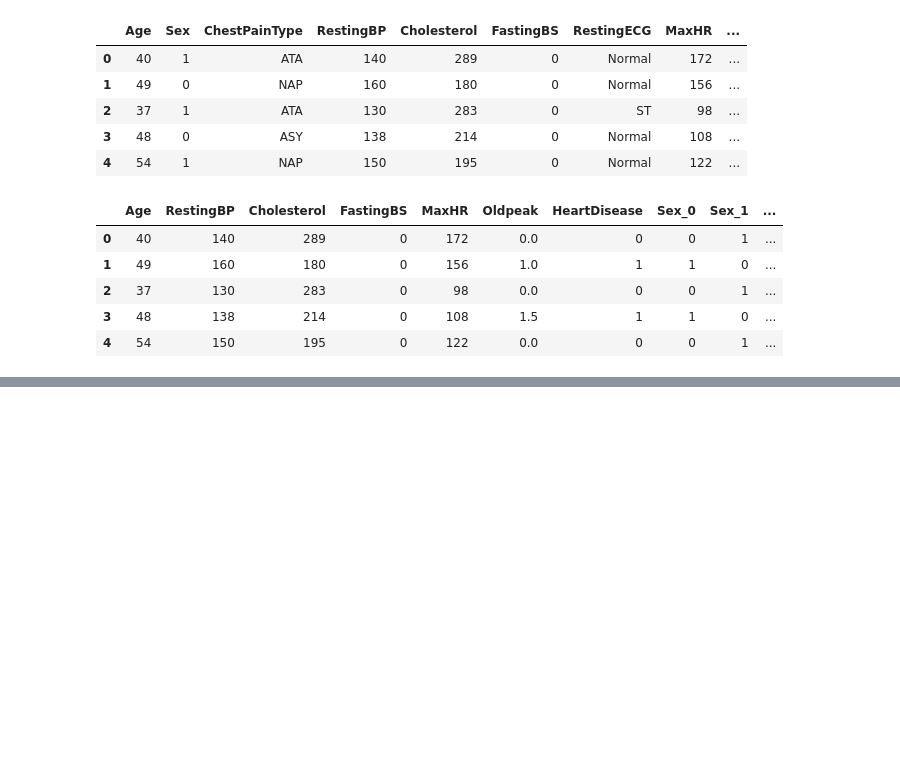
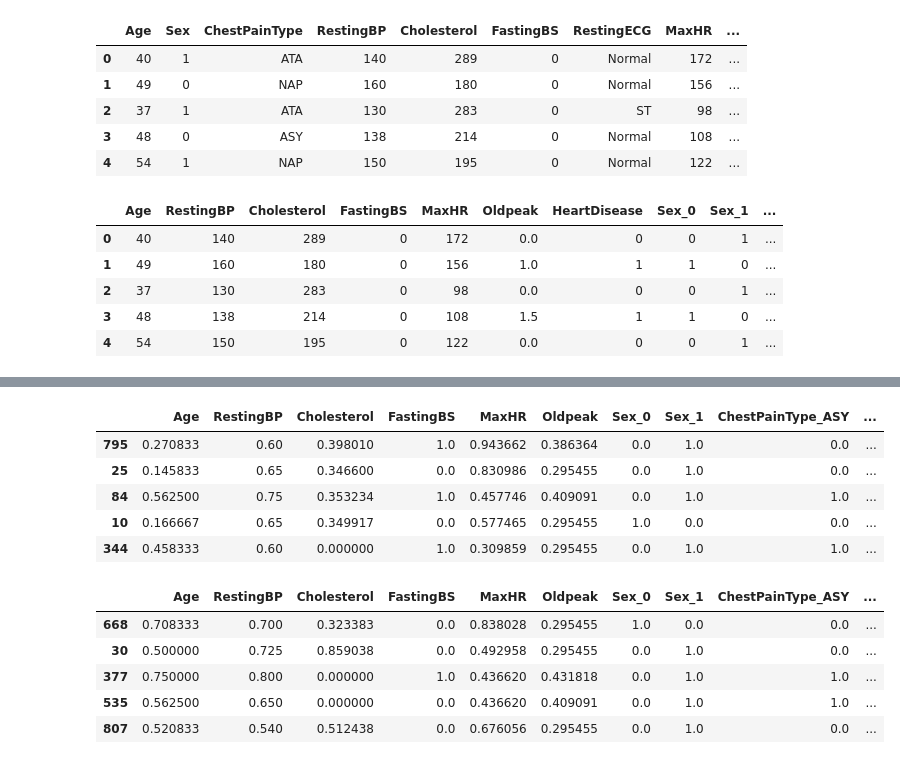
Before and after one commit to shovo896/EDA-of-Heart-Failure-disease, a Jupyter notebook: eda.ipynb, the cells around one changed output, grey strips where cells are left out. Cells and saved outputs as stored; diff of their text form; code cells hidden in the pictures; blank space fills up the shorter version.

```diff
--- a/eda.ipynb
+++ b/eda.ipynb
@@ -387,3 +387,26 @@ display(X_test_std_df.head())
 | 377 | 1.212747 | 1.461816 | -1.846478 | 1.842609 | -0.560148 | 0.272552 | -0.540605 | 0.540605 | 0.911276 | ... |
 | 535 | 0.250993 | -0.166285 | -1.846478 | -0.542709 | -0.560148 | 0.087745 | -0.540605 | 0.540605 | 0.911276 | ... |
 | 807 | 0.037270 | -1.360226 | 1.010846 | -0.542709 | 0.783088 | -0.836286 | -0.540605 | 0.540605 | -1.097362 | ... |
+# %%
+scaler_mm=MinMaxScaler()
+X_train_mm=scaler_mm.fit_transform(X_train)
+X_test_mm=scaler_mm.transform(X_test)
+
+
+X_train_mm_df=pd.DataFrame(X_train_mm,columns=X_train.columns,index=X_train.index)
+display(X_train_mm_df.head())
+X_test_mm_df=pd.DataFrame(X_test_mm,columns=X_test.columns,index=X_test.index)
+display(X_test_mm_df.head())
+# %% [output]
+|  | Age | RestingBP | Cholesterol | FastingBS | MaxHR | Oldpeak | Sex_0 | Sex_1 | ChestPainType_ASY | ... |
+| 795 | 0.270833 | 0.60 | 0.398010 | 1.0 | 0.943662 | 0.386364 | 0.0 | 1.0 | 0.0 | ... |
+| 25 | 0.145833 | 0.65 | 0.346600 | 0.0 | 0.830986 | 0.295455 | 0.0 | 1.0 | 0.0 | ... |
+| 84 | 0.562500 | 0.75 | 0.353234 | 1.0 | 0.457746 | 0.409091 | 0.0 | 1.0 | 1.0 | ... |
+| 10 | 0.166667 | 0.65 | 0.349917 | 0.0 | 0.577465 | 0.295455 | 1.0 | 0.0 | 0.0 | ... |
+| 344 | 0.458333 | 0.60 | 0.000000 | 1.0 | 0.309859 | 0.295455 | 0.0 | 1.0 | 1.0 | ... |
+|  | Age | RestingBP | Cholesterol | FastingBS | MaxHR | Oldpeak | Sex_0 | Sex_1 | ChestPainType_ASY | ... |
+| 668 | 0.708333 | 0.700 | 0.323383 | 0.0 | 0.838028 | 0.295455 | 1.0 | 0.0 | 0.0 | ... |
+| 30 | 0.500000 | 0.725 | 0.859038 | 0.0 | 0.492958 | 0.295455 | 0.0 | 1.0 | 0.0 | ... |
+| 377 | 0.750000 | 0.800 | 0.000000 | 1.0 | 0.436620 | 0.431818 | 0.0 | 1.0 | 1.0 | ... |
+| 535 | 0.562500 | 0.650 | 0.000000 | 0.0 | 0.436620 | 0.409091 | 0.0 | 1.0 | 1.0 | ... |
+| 807 | 0.520833 | 0.540 | 0.512438 | 0.0 | 0.676056 | 0.295455 | 0.0 | 1.0 | 0.0 | ... |
```
